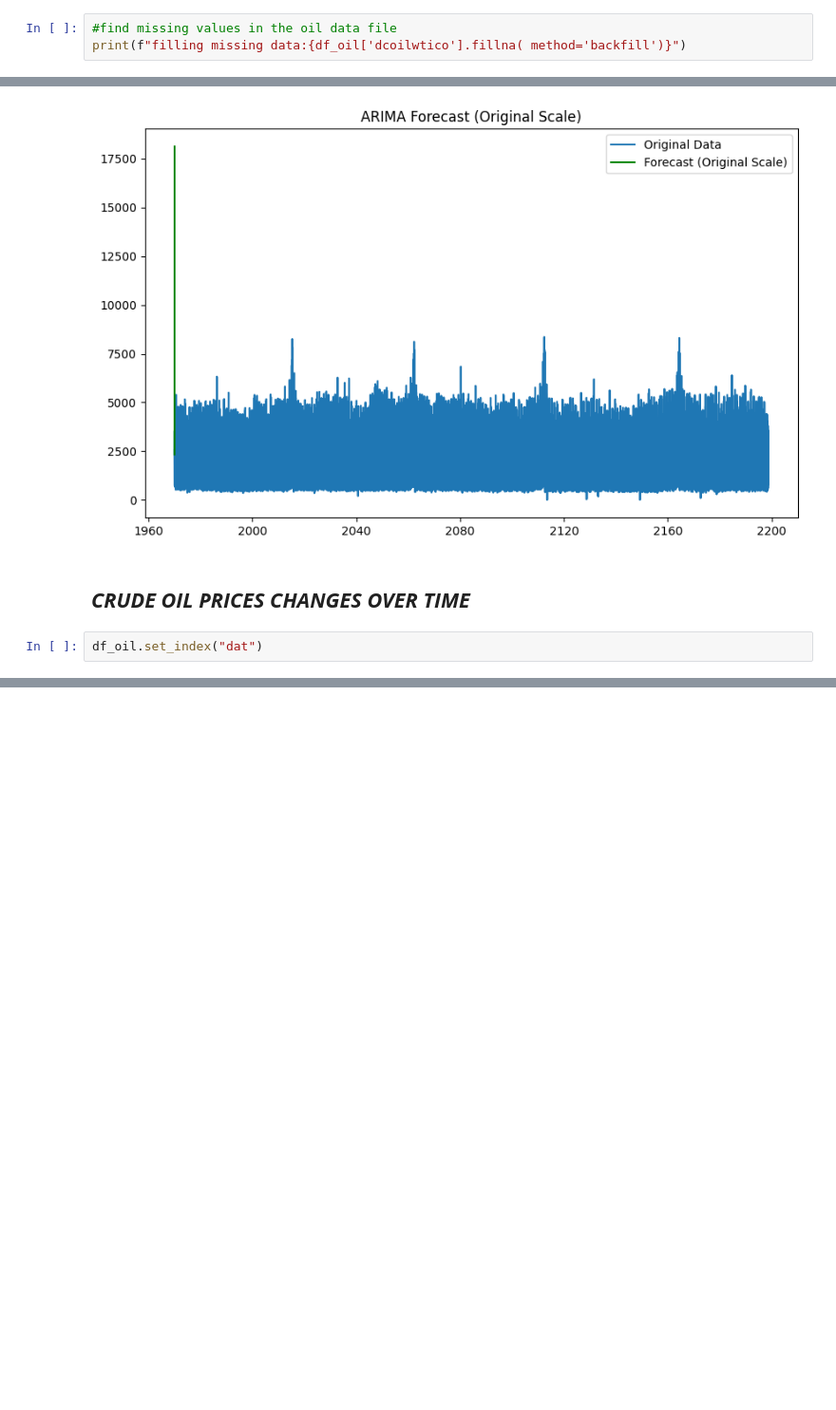
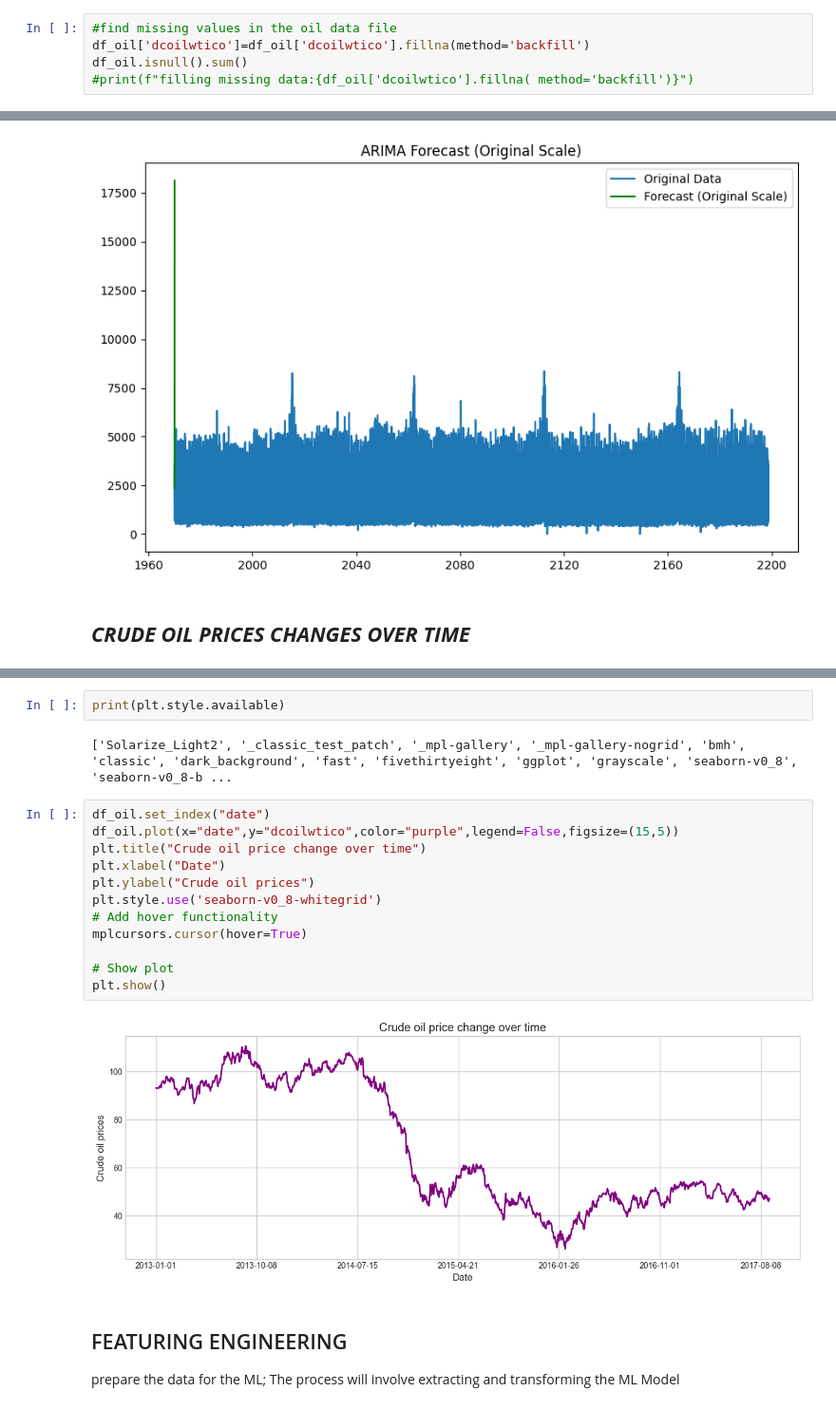
Before and after one commit to valentinewawira-o/Quantitative-Model, a Jupyter notebook: quantitative_model.ipynb, the cells around one changed output, grey strips where cells are left out. Shown at 95% size. Saved outputs shown, nothing was run; the diff lists cells and outputs as text; blank space fills up the shorter version.

```diff
--- a/quantitative_model.ipynb
+++ b/quantitative_model.ipynb
@@ -247,5 +252,7 @@ dtype: int64
 - we will assume the secondly recorded values remains valid
 # %%
 #find missing values in the oil data file
-print(f"filling missing data:{df_oil['dcoilwtico'].fillna( method='backfill')}")
+df_oil['dcoilwtico']=df_oil['dcoilwtico'].fillna(method='backfill')
+df_oil.isnull().sum()
+#print(f"filling missing data:{df_oil['dcoilwtico'].fillna( method='backfill')}")
 # %% [output]
@@ -458,5 +455,3 @@ plt.show()
 [figure]
 # %% [markdown]
 ## <b><i> CRUDE OIL PRICES CHANGES OVER TIME</i></b>
-# %%
-df_oil.set_index("dat")
@@ -462,0 +464,21 @@ df_oil.set_index("dat")
+# %%
+print(plt.style.available)
+# %% [output]
+['Solarize_Light2', '_classic_test_patch', '_mpl-gallery', '_mpl-gallery-nogrid', 'bmh', 'classic', 'dark_background', 'fast', 'fivethirtyeight', 'ggplot', 'grayscale', 'seaborn-v0_8', 'seaborn-v0_8-b ...
+# %%
+df_oil.set_index("date")
+df_oil.plot(x="date",y="dcoilwtico",color="purple",legend=False,figsize=(15,5))
+plt.title("Crude oil price change over time")
+plt.xlabel("Date")
+plt.ylabel("Crude oil prices")
+plt.style.use('seaborn-v0_8-whitegrid')
+# Add hover functionality
+mplcursors.cursor(hover=True)
+
+# Show plot
+plt.show()
+# %% [output]
+[figure, added]
+# %% [markdown]
+## FEATURING ENGINEERING
+prepare the data for the ML; The process will involve extracting and transforming the ML Model
```
Also changed, not shown: parts of 9 cells of this notebook.
